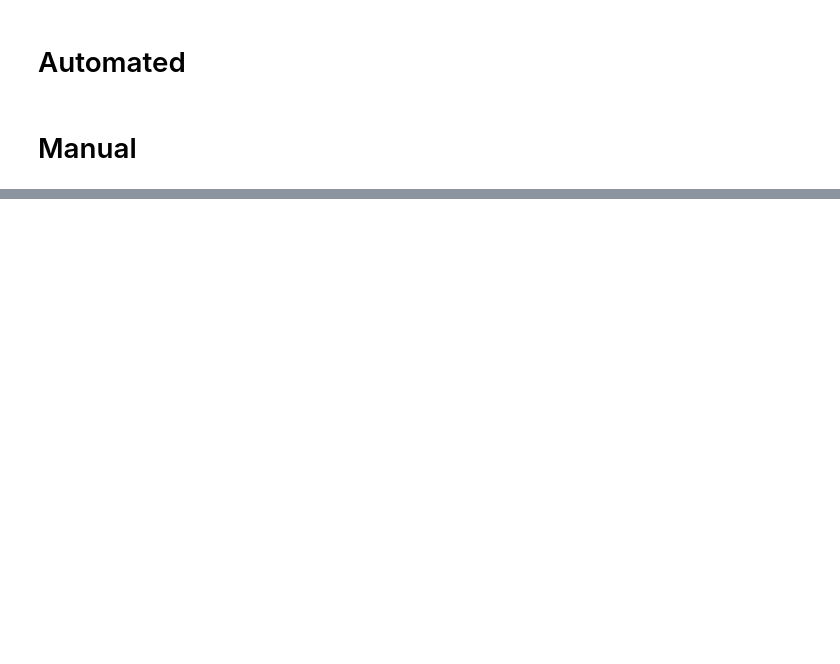
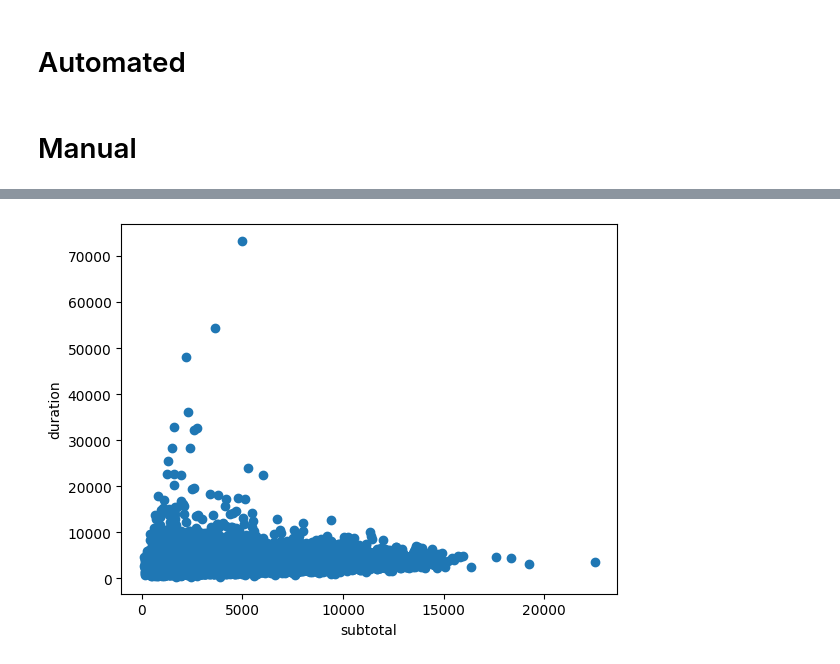
Before and after one commit to AhmetZamanis/MixedEffectsRegressionDeliveryTimes, a Jupyter notebook: 2_EDA.ipynb, the cells around one changed output, grey strips where cells are left out. Saved outputs shown, nothing was run; the diff lists cells and outputs as text; code cells hidden in the pictures; blank space fills up the shorter version.

```diff
--- a/2_EDA.ipynb
+++ b/2_EDA.ipynb
@@ -74,0 +118,7 @@ profile.to_file("EDAReport.html")
+# %%
+# Scatterplot: subtotal
+_ = plt.scatter(df.subtotal, df.duration)
+_ = plt.xlabel("subtotal")
+_ = plt.ylabel("duration")
+# %% [output]
+[figure, added]
```
Also changed, not shown: parts of 10 cells of this notebook, 2 other files.
